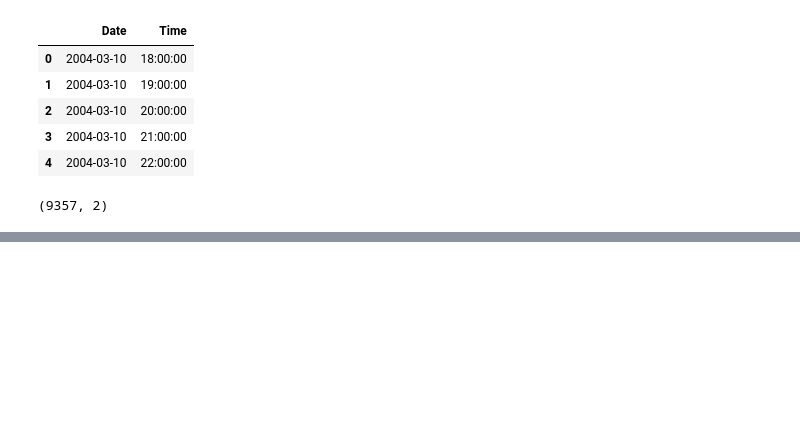
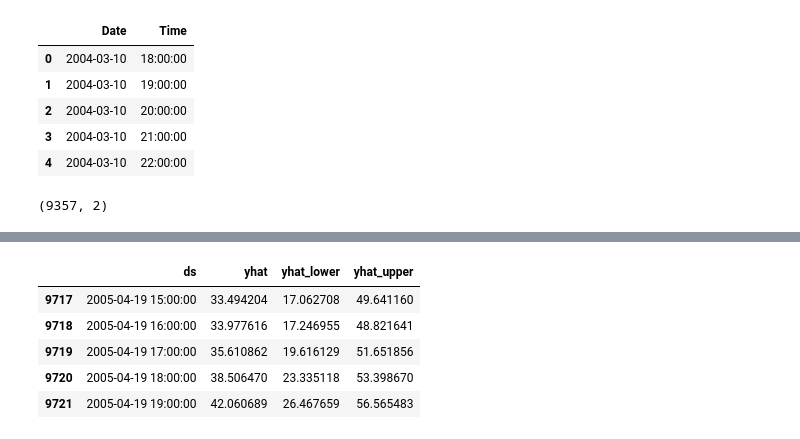
Before and after one commit to iitdamansharma/AI-Powered-Code-Assistant, a Jupyter notebook: Air_Quality_Forcasting_using_ML_.ipynb, the cells around one changed output, grey strips where cells are left out. Cells and saved outputs as stored; diff of their text form; code cells hidden in the pictures; blank space fills up the shorter version.

```diff
--- a/Air_Quality_Forcasting_using_ML_.ipynb
+++ b/Air_Quality_Forcasting_using_ML_.ipynb
@@ -299,0 +328,2 @@ data_time.shape
+# %%
+date['ds']=pd.to_datetime(data_time['ds'])
@@ -299,0 +402,10 @@ data_time.shape
+# %%
+forcast=model.predict(future)
+forcast[['ds','yhat','yhat_lower','yhat_upper']].tail()
+# %% [output]
+|  | ds | yhat | yhat_lower | yhat_upper |
+| 9717 | 2005-04-19 15:00:00 | 33.494204 | 17.062708 | 49.641160 |
+| 9718 | 2005-04-19 16:00:00 | 33.977616 | 17.246955 | 48.821641 |
+| 9719 | 2005-04-19 17:00:00 | 35.610862 | 19.616129 | 51.651856 |
+| 9720 | 2005-04-19 18:00:00 | 38.506470 | 23.335118 | 53.398670 |
+| 9721 | 2005-04-19 19:00:00 | 42.060689 | 26.467659 | 56.565483 |
```
Also changed, not shown: parts of 15 cells of this notebook.
